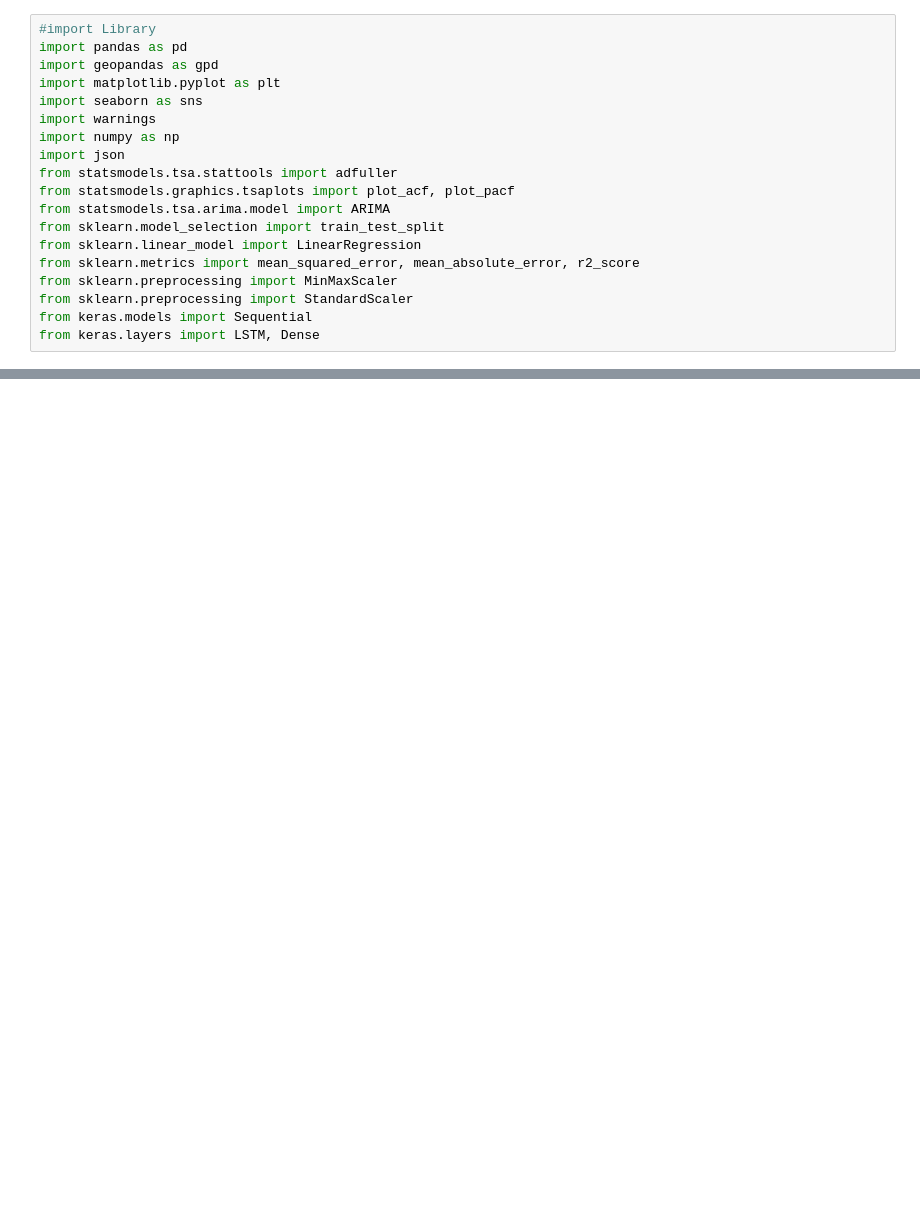
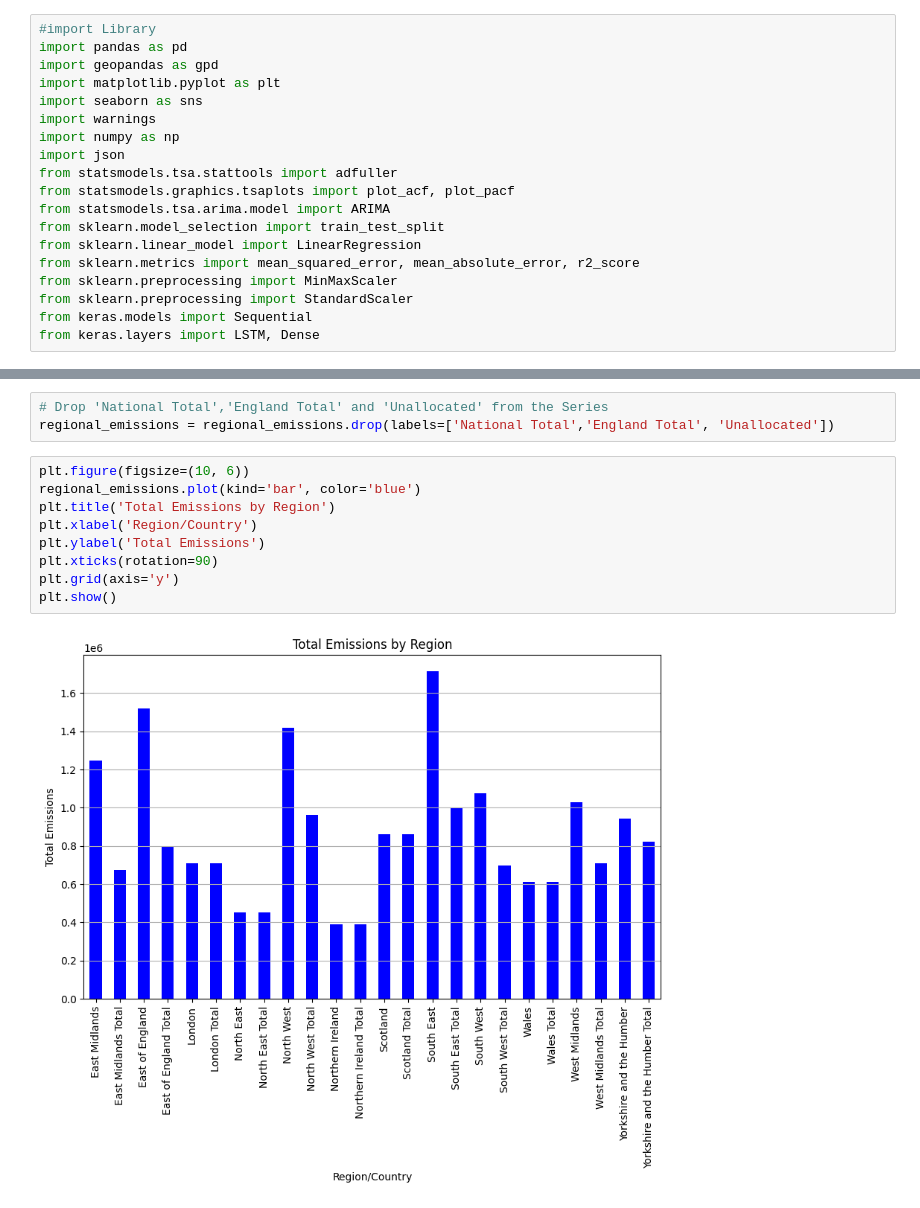
Before and after one commit to Olufemol/OlajideFemi.github.io, a Jupyter notebook: Dissertation_Code_1.ipynb, the cells around one changed output, grey strips where cells are left out. Cells and saved outputs as stored; diff of their text form; blank space fills up the shorter version.

```diff
--- a/Dissertation_Code_1.ipynb
+++ b/Dissertation_Code_1.ipynb
@@ -73,0 +263,14 @@ From exploration of the '1_1' sheet
+# %%
+# Drop 'National Total','England Total' and 'Unallocated' from the Series
+regional_emissions = regional_emissions.drop(labels=['National Total','England Total', 'Unallocated'])
+# %%
+plt.figure(figsize=(10, 6))
+regional_emissions.plot(kind='bar', color='blue')
+plt.title('Total Emissions by Region')
+plt.xlabel('Region/Country')
+plt.ylabel('Total Emissions')
+plt.xticks(rotation=90)
+plt.grid(axis='y')
+plt.show()
+# %% [output]
+[figure, added]
```
Also changed, not shown: parts of 19 cells of this notebook.
